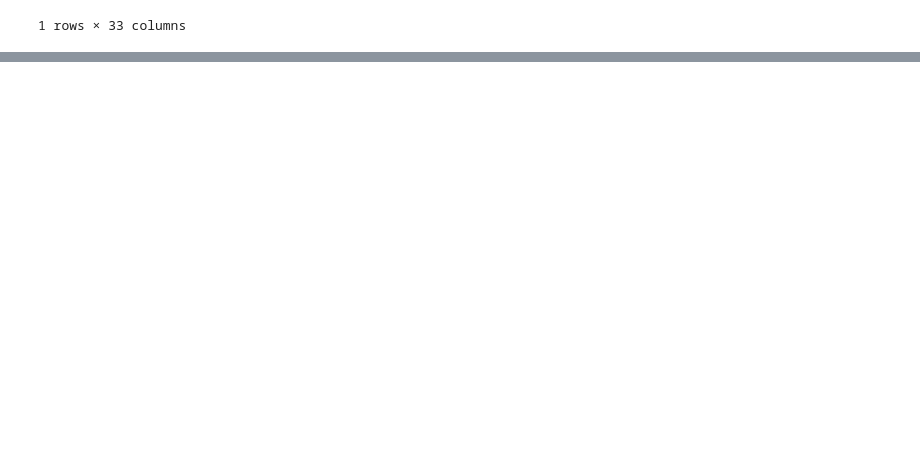
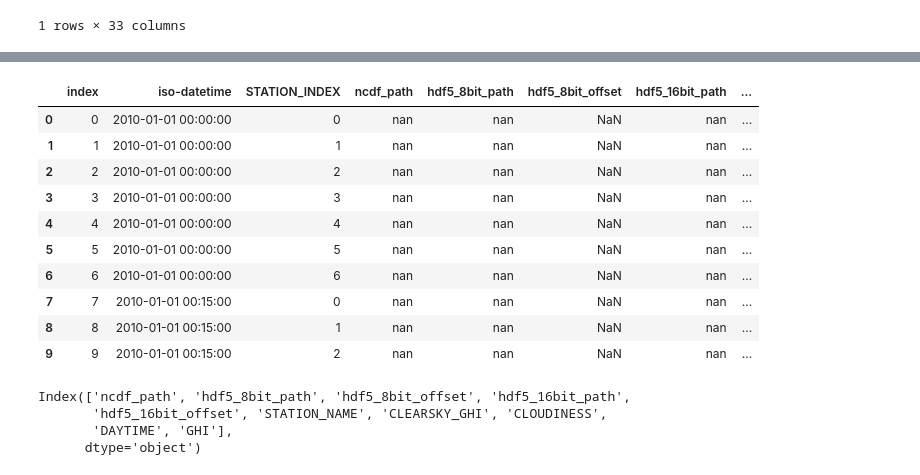
Before and after one commit to ekunnii/Solar-Irradiance-Prediction-team07, a Jupyter notebook: notebooks/data_visualization.ipynb, the cells around one changed output, grey strips where cells are left out. Cells and saved outputs as stored; diff of their text form; code cells hidden in the pictures; blank space fills up the shorter version.

```diff
--- a/notebooks/data_visualization.ipynb
+++ b/notebooks/data_visualization.ipynb
@@ -83,0 +91,2 @@ df[df.index == datetime.datetime.fromisoformat("2010-05-10 00:15:00")]
+# %%
+df = pd.read_pickle(dataframe_path) if dataframe_path else None
@@ -83,0 +104,48 @@ df[df.index == datetime.datetime.fromisoformat("2010-05-10 00:15:00")]
+# %%
+stations = {
+      "BND": [40.05192, -88.37309, 230],
+      "TBL": [40.12498, -105.23680, 1689],
+      "DRA": [36.62373, -116.01947, 1007],
+      "FPK": [48.30783, -105.10170, 634],
+      "GWN": [34.25470, -89.87290, 98],
+      "PSU": [40.72012, -77.93085, 376],
+      "SXF": [43.73403, -96.62328, 473]
+    }
+# %%
+# keep those columns intact
+dataframe = df.set_index(['ncdf_path', 'hdf5_8bit_path', 'hdf5_8bit_offset', 'hdf5_16bit_path', 'hdf5_16bit_offset'],
+                  append=True)
+
+# remove columns with about station not in the dictionary
+stations_name = tuple(stations.keys())
+dataframe = dataframe.loc[:, dataframe.columns.str.startswith(stations_name)]
+
+# create column for station name and change other columns to not be station specific
+# (e.g. replace columns 'BND_GHI', TBL_GHI','DRA_GHI', etc by columns STATION_NAME and GHI)
+# each rows contain information about only one station
+dataframe.columns = dataframe.columns.str.split('_', 1, expand=True)
+dataframe = dataframe.stack(0).reset_index().rename(columns={'level_6': 'STATION_NAME'}).set_index(['iso-datetime'])
+
+# add column station index and add it as index (with the datetime)
+dataframe['STATION_INDEX'] = dataframe.apply(lambda row: stations_name.index(row['STATION_NAME']), axis=1)
+dataframe = dataframe.set_index(['STATION_INDEX'],append=True)
+
+# sort dataframe so that the index correspond between the dataframe and the images np.array
+
+dataframe.sort_index( inplace=True)
+# %%
+dataframe=dataframe.reset_index()
+# %%
+dataframe.head(10)
+# %% [output]
+|  | index | iso-datetime | STATION_INDEX | ncdf_path | hdf5_8bit_path | hdf5_8bit_offset | hdf5_16bit_path | ... |
+| 0 | 0 | 2010-01-01 00:00:00 | 0 | nan | nan | NaN | nan | ... |
+| 1 | 1 | 2010-01-01 00:00:00 | 1 | nan | nan | NaN | nan | ... |
+| 2 | 2 | 2010-01-01 00:00:00 | 2 | nan | nan | NaN | nan | ... |
+| 3 | 3 | 2010-01-01 00:00:00 | 3 | nan | nan | NaN | nan | ... |
+| 4 | 4 | 2010-01-01 00:00:00 | 4 | nan | nan | NaN | nan | ... |
+| 5 | 5 | 2010-01-01 00:00:00 | 5 | nan | nan | NaN | nan | ... |
+| 6 | 6 | 2010-01-01 00:00:00 | 6 | nan | nan | NaN | nan | ... |
+| 7 | 7 | 2010-01-01 00:15:00 | 0 | nan | nan | NaN | nan | ... |
+| 8 | 8 | 2010-01-01 00:15:00 | 1 | nan | nan | NaN | nan | ... |
+| 9 | 9 | 2010-01-01 00:15:00 | 2 | nan | nan | NaN | nan | ... |
@@ -83,0 +164,7 @@ df[df.index == datetime.datetime.fromisoformat("2010-05-10 00:15:00")]
+# %%
+print(sample.index)
+# %% [output]
+Index(['ncdf_path', 'hdf5_8bit_path', 'hdf5_8bit_offset', 'hdf5_16bit_path',
+       'hdf5_16bit_offset', 'STATION_NAME', 'CLEARSKY_GHI', 'CLOUDINESS',
+       'DAYTIME', 'GHI'],
+      dtype='object')
```
Also changed, not shown: parts of 21 cells of this notebook, 4 other files.
